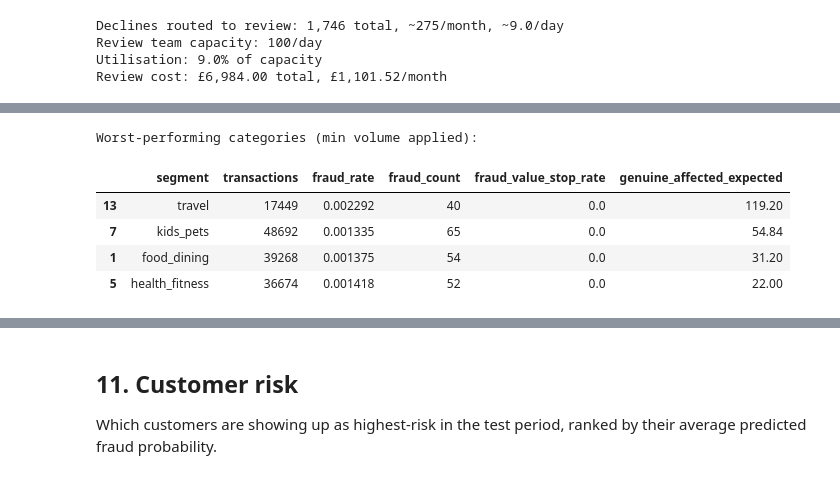
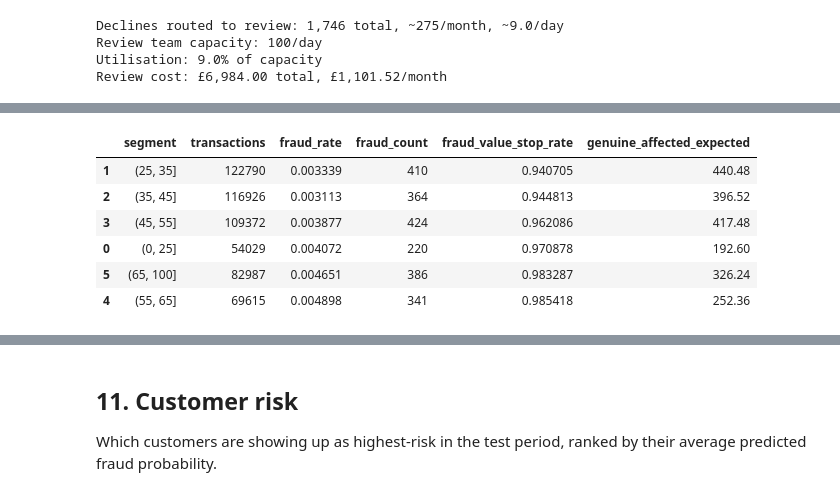
Before and after one commit to Ann-Vaseekar/fraud-model, a Jupyter notebook: notebooks/02_modelling.ipynb, the cells around one changed output, grey strips where cells are left out. Saved outputs shown, nothing was run; the diff lists cells and outputs as text; code cells hidden in the pictures.

```diff
--- a/notebooks/02_modelling.ipynb
+++ b/notebooks/02_modelling.ipynb
@@ -410,10 +388,11 @@ category_results
-# %%
-print("Worst-performing categories (min volume applied):")
-worst_categories
-# %% [output]
-Worst-performing categories (min volume applied):
-|  | segment | transactions | fraud_rate | fraud_count | fraud_value_stop_rate | genuine_affected_expected |
-| 13 | travel | 17449 | 0.002292 | 40 | 0.0 | 119.20 |
-| 7 | kids_pets | 48692 | 0.001335 | 65 | 0.0 | 54.84 |
-| 1 | food_dining | 39268 | 0.001375 | 54 | 0.0 | 31.20 |
-| 5 | health_fitness | 36674 | 0.001418 | 52 | 0.0 | 22.00 |
+# %%
+age_results = segment_metrics(model_test, y_test, actions, "age_band")
+age_results.sort_values(["fraud_value_stop_rate", "genuine_affected_expected"], ascending=[True, False])
+# %% [output]
+|  | segment | transactions | fraud_rate | fraud_count | fraud_value_stop_rate | genuine_affected_expected |
+| 1 | (25, 35] | 122790 | 0.003339 | 410 | 0.940705 | 440.48 |
+| 2 | (35, 45] | 116926 | 0.003113 | 364 | 0.944813 | 396.52 |
+| 3 | (45, 55] | 109372 | 0.003877 | 424 | 0.962086 | 417.48 |
+| 0 | (0, 25] | 54029 | 0.004072 | 220 | 0.970878 | 192.60 |
+| 5 | (65, 100] | 82987 | 0.004651 | 386 | 0.983287 | 326.24 |
+| 4 | (55, 65] | 69615 | 0.004898 | 341 | 0.985418 | 252.36 |
```
Also changed, not shown: parts of 14 cells of this notebook, 2 other files.
